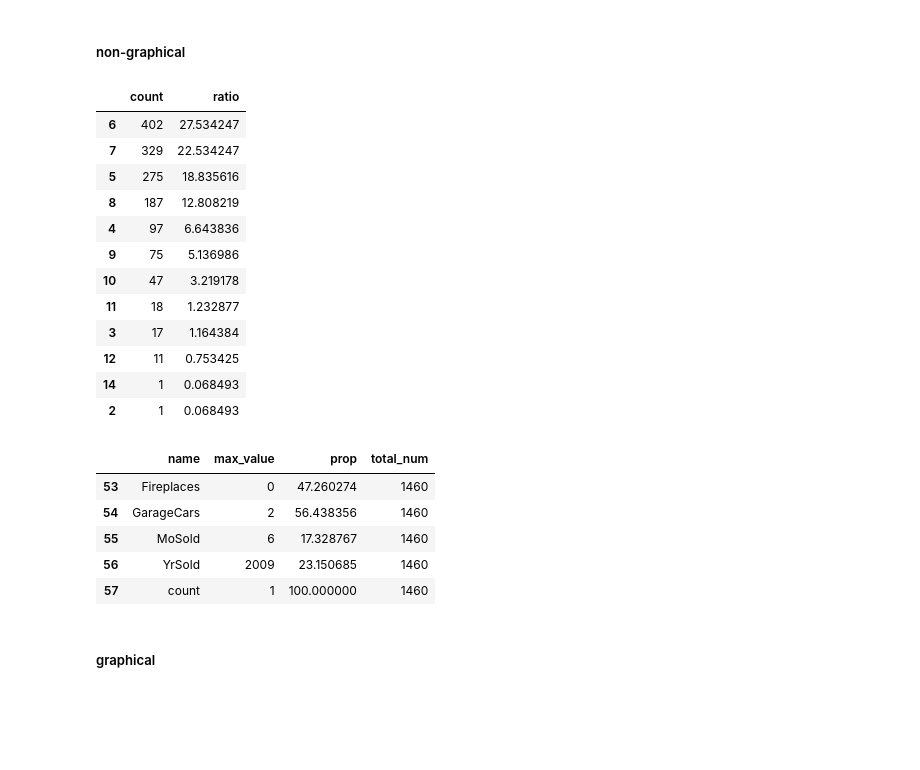
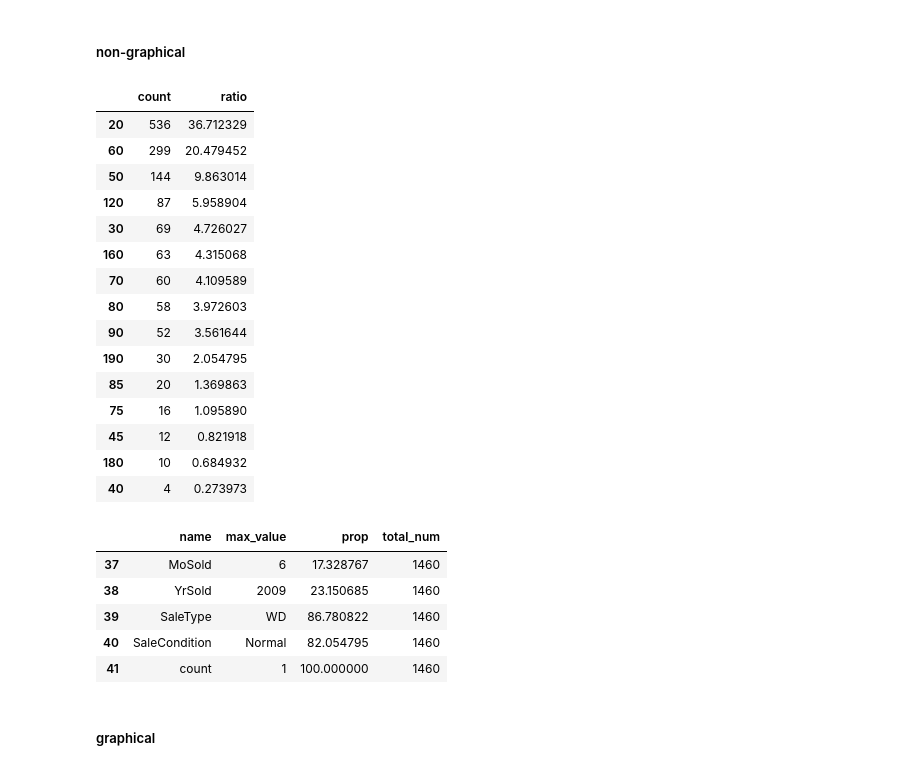
Before and after one commit to wjy5446/house-price-project, a Jupyter notebook: YoonJaeyoung/1-analysis-data.ipynb, the cells around one changed output. Drawn from its saved outputs; the diff is of its cells as text; code cells hidden in the pictures; blank space fills up the shorter version.

```diff
--- a/YoonJaeyoung/1-analysis-data.ipynb
+++ b/YoonJaeyoung/1-analysis-data.ipynb
@@ -64,12 +64,22 @@ sns.distplot(df_train["SalePrice"], kde = True)
 [figure]
 # %% [markdown]
 ### Analysis the univariance
+# %%
+# categori 처리, numerical 처리
+#  numertic -> categoric
+nuTocaList = ["MSSubClass", "MoSold", "YrSold"]
+df_train[nuTocaList] = df_train[nuTocaList].astype("str")
+
+# categorical -> numeric
+df_train["LotShape"] = df_train["LotShape"].replace({"Reg":3,"IR1":2,"IR2":1,"IR3":0})
+df_train["LandSlope"] = df_train["LandSlope"].replace({"Gtl":2,"Mod":1,"Sev":0})
+df_train["ExterQual"] = df_train["ExterQual"].replace({"Ex":4,"Gd":3,"TA":2,"Fa":1,"Po":0})
+df_train["ExterCond"] = df_train["ExterCond"].replace({"Ex":4,"Gd":3,"TA":2,"Fa":1,"Po":0})
+df_train["HeatingQC"] = df_train["HeatingQC"].replace({"Ex":4,"Gd":3,"TA":2,"Fa":1,"Po":0})
 # %%
 # split datas into quantative and categorical
-list_quanToqual = ["MSSubClass", "OverallQual", "OverallCond", "BsmtFullBath", "BsmtHalfBath", "FullBath", "HalfBath", "BedroomAbvGr", "KitchenAbvGr", "TotRmsAbvGrd", "Fireplaces", "GarageCars", "MoSold", "YrSold"]
-
-df_train_quan = extractQuanFromDF(df_train, 'Id', 'SalePrice', list_quanToqual)
-df_train_qual = extractQualFromDF(df_train, include_list = list_quanToqual)
+df_train_quan = extractQuanFromDF(df_train, 'Id', 'SalePrice')
+df_train_qual = extractQualFromDF(df_train)
 # %% [markdown]
 #### Quantiative data
 # %% [markdown]
@@ -88,31 +109,34 @@ dispQuan(df_train_quan, df_train["SalePrice"])
 ##### non-graphical
 # %%
 # 카테고리별 분포도 알아보기
-get_ratio_categorical(df_train_qual, "TotRmsAbvGrd")
+get_ratio_categorical(df_train_qual, "MSSubClass")
 # %% [output]
 |  | count | ratio |
-| 6 | 402 | 27.534247 |
-| 7 | 329 | 22.534247 |
-| 5 | 275 | 18.835616 |
-| 8 | 187 | 12.808219 |
-| 4 | 97 | 6.643836 |
-| 9 | 75 | 5.136986 |
-| 10 | 47 | 3.219178 |
-| 11 | 18 | 1.232877 |
-| 3 | 17 | 1.164384 |
-| 12 | 11 | 0.753425 |
-| 14 | 1 | 0.068493 |
-| 2 | 1 | 0.068493 |
+| 20 | 536 | 36.712329 |
+| 60 | 299 | 20.479452 |
+| 50 | 144 | 9.863014 |
+| 120 | 87 | 5.958904 |
+| 30 | 69 | 4.726027 |
+| 160 | 63 | 4.315068 |
+| 70 | 60 | 4.109589 |
+| 80 | 58 | 3.972603 |
+| 90 | 52 | 3.561644 |
+| 190 | 30 | 2.054795 |
+| 85 | 20 | 1.369863 |
+| 75 | 16 | 1.095890 |
+| 45 | 12 | 0.821918 |
+| 180 | 10 | 0.684932 |
+| 40 | 4 | 0.273973 |
 # %%
 # 각 카테고리의 가장 많은 값과 분포 알아보기
 get_max_ratio_categorical(df_train_qual).tail()
 # %% [output]
 |  | name | max_value | prop | total_num |
-| 53 | Fireplaces | 0 | 47.260274 | 1460 |
-| 54 | GarageCars | 2 | 56.438356 | 1460 |
-| 55 | MoSold | 6 | 17.328767 | 1460 |
-| 56 | YrSold | 2009 | 23.150685 | 1460 |
-| 57 | count | 1 | 100.000000 | 1460 |
+| 37 | MoSold | 6 | 17.328767 | 1460 |
+| 38 | YrSold | 2009 | 23.150685 | 1460 |
+| 39 | SaleType | WD | 86.780822 | 1460 |
+| 40 | SaleCondition | Normal | 82.054795 | 1460 |
+| 41 | count | 1 | 100.000000 | 1460 |
 # %% [markdown]
 ##### graphical
 # %%
```
Also changed, not shown: parts of 6 cells of this notebook, 1 other file.
